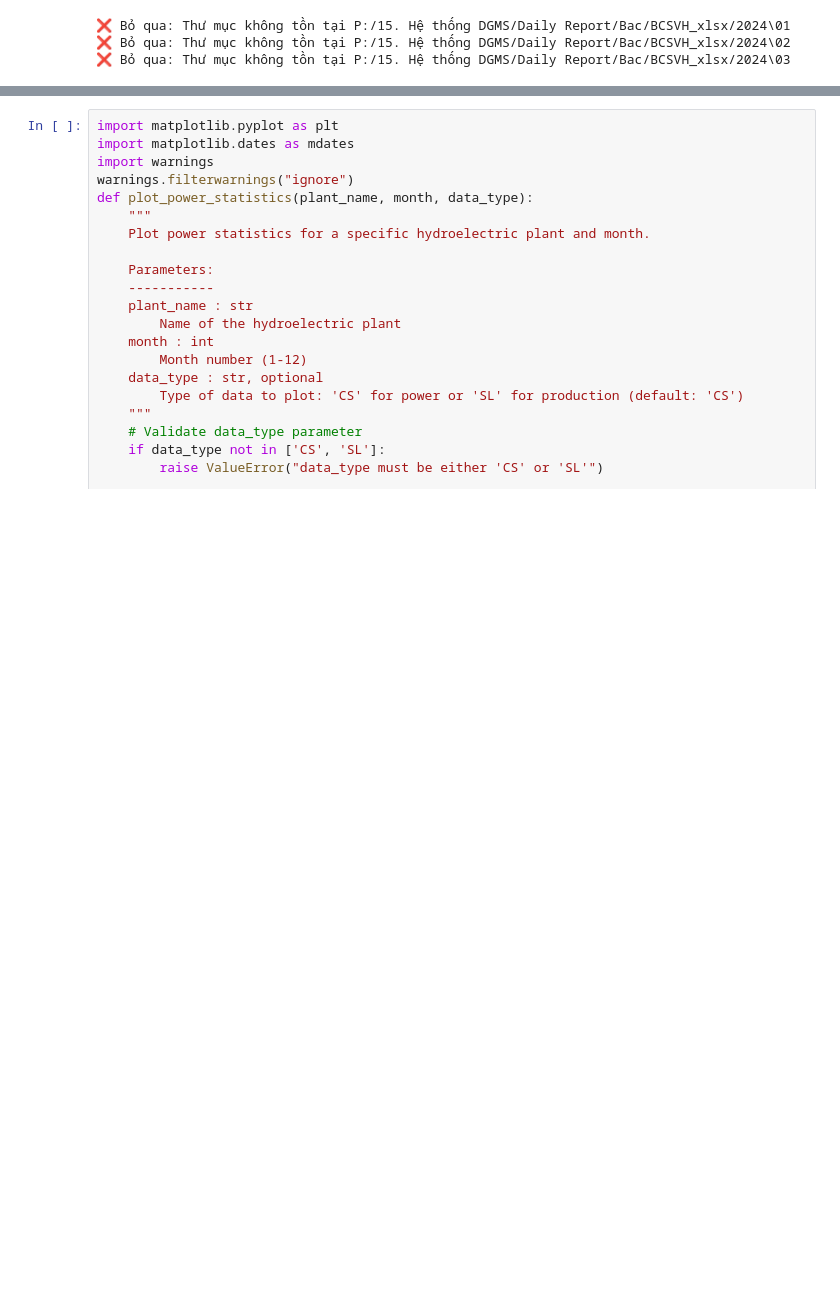
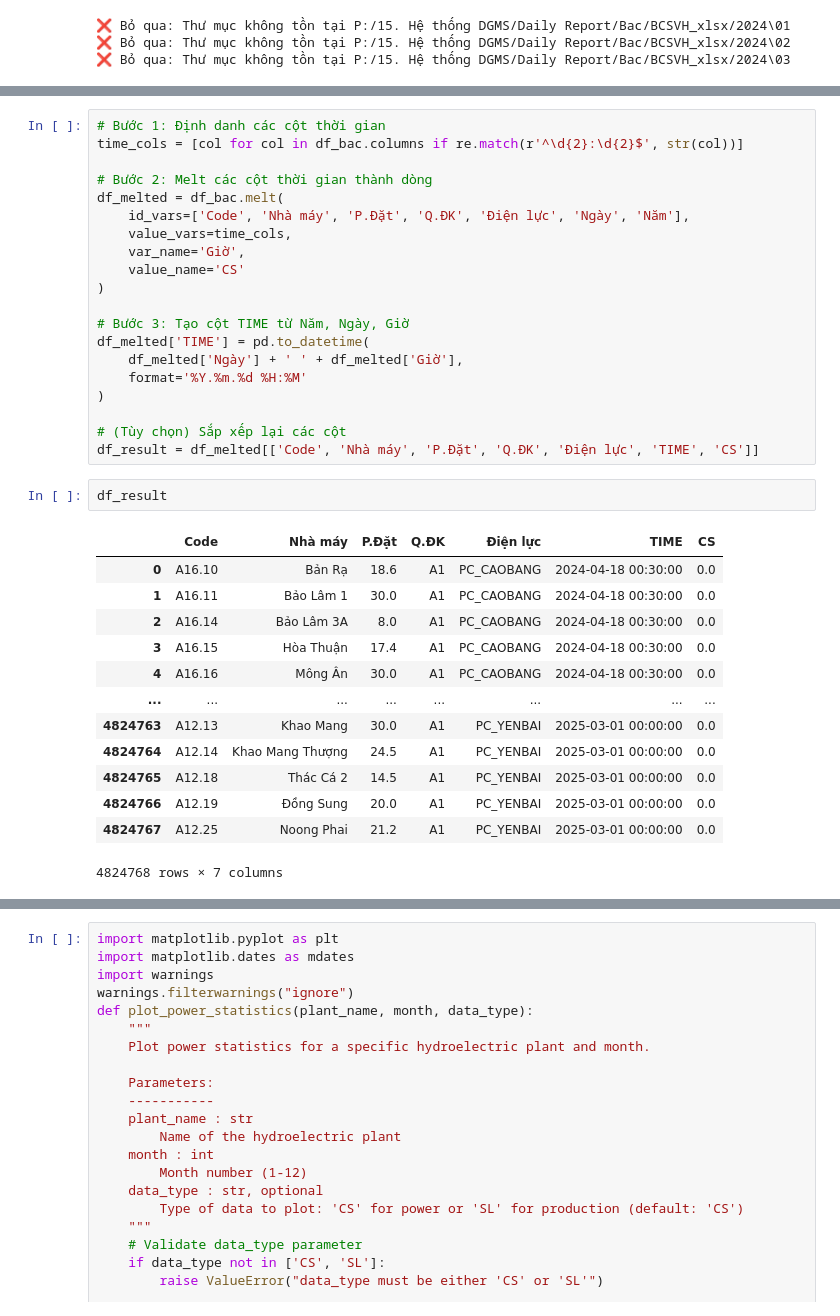
Before and after one commit to khuecoi2001/TDN_project, a Jupyter notebook: notebooks/BCSVH_DGMS.ipynb, the cells around one changed output, grey strips where cells are left out. Saved outputs shown, nothing was run; the diff lists cells and outputs as text; blank space fills up the shorter version.

```diff
--- a/notebooks/BCSVH_DGMS.ipynb
+++ b/notebooks/BCSVH_DGMS.ipynb
@@ -41,0 +145,36 @@ df_bac = pd.concat(df_list, ignore_index=True) if df_list else pd.DataFrame()
+# %%
+# Bước 1: Định danh các cột thời gian
+time_cols = [col for col in df_bac.columns if re.match(r'^\d{2}:\d{2}$', str(col))]
+
+# Bước 2: Melt các cột thời gian thành dòng
+df_melted = df_bac.melt(
+    id_vars=['Code', 'Nhà máy', 'P.Đặt', 'Q.ĐK', 'Điện lực', 'Ngày', 'Năm'],
+    value_vars=time_cols,
+    var_name='Giờ',
+    value_name='CS'
+)
+
+# Bước 3: Tạo cột TIME từ Năm, Ngày, Giờ
+df_melted['TIME'] = pd.to_datetime(
+    df_melted['Ngày'] + ' ' + df_melted['Giờ'],
+    format='%Y.%m.%d %H:%M'
+)
+
+# (Tùy chọn) Sắp xếp lại các cột
+df_result = df_melted[['Code', 'Nhà máy', 'P.Đặt', 'Q.ĐK', 'Điện lực', 'TIME', 'CS']]
+# %%
+df_result
+# %% [output]
+|  | Code | Nhà máy | P.Đặt | Q.ĐK | Điện lực | TIME | CS |
+| 0 | A16.10 | Bản Rạ | 18.6 | A1 | PC_CAOBANG | 2024-04-18 00:30:00 | 0.0 |
+| 1 | A16.11 | Bảo Lâm 1 | 30.0 | A1 | PC_CAOBANG | 2024-04-18 00:30:00 | 0.0 |
+| 2 | A16.14 | Bảo Lâm 3A | 8.0 | A1 | PC_CAOBANG | 2024-04-18 00:30:00 | 0.0 |
+| 3 | A16.15 | Hòa Thuận | 17.4 | A1 | PC_CAOBANG | 2024-04-18 00:30:00 | 0.0 |
+| 4 | A16.16 | Mông Ân | 30.0 | A1 | PC_CAOBANG | 2024-04-18 00:30:00 | 0.0 |
+| ... | ... | ... | ... | ... | ... | ... | ... |
+| 4824763 | A12.13 | Khao Mang | 30.0 | A1 | PC_YENBAI | 2025-03-01 00:00:00 | 0.0 |
+| 4824764 | A12.14 | Khao Mang Thượng | 24.5 | A1 | PC_YENBAI | 2025-03-01 00:00:00 | 0.0 |
+| 4824765 | A12.18 | Thác Cá 2 | 14.5 | A1 | PC_YENBAI | 2025-03-01 00:00:00 | 0.0 |
+| 4824766 | A12.19 | Đồng Sung | 20.0 | A1 | PC_YENBAI | 2025-03-01 00:00:00 | 0.0 |
+| 4824767 | A12.25 | Noong Phai | 21.2 | A1 | PC_YENBAI | 2025-03-01 00:00:00 | 0.0 |
+4824768 rows × 7 columns
```
Also changed, not shown: parts of 6 cells of this notebook, 3 other files.
